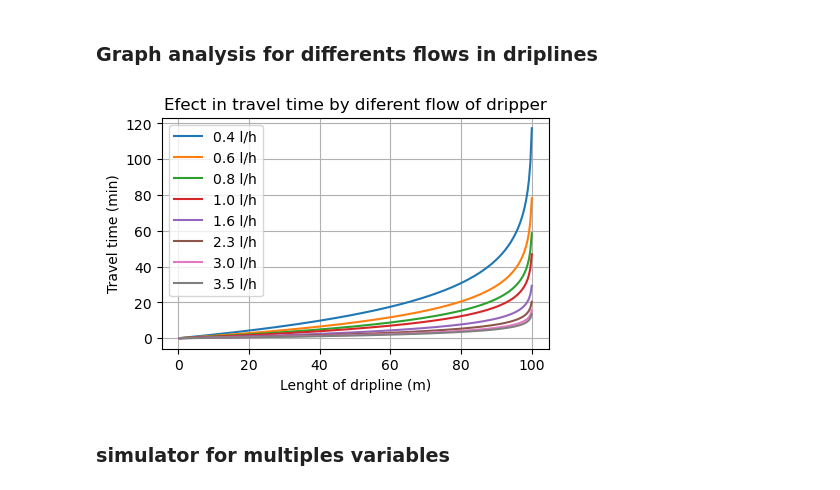
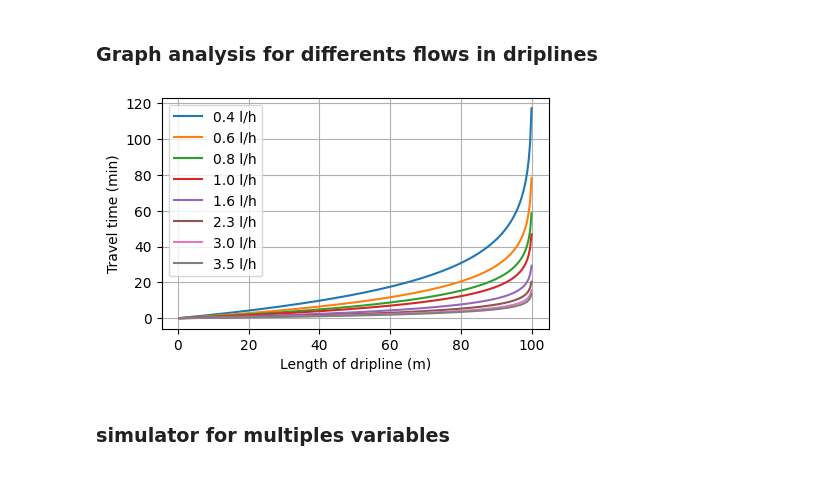
Before and after one commit to greko-guevara/travel_time_driplines, a Jupyter notebook: travelTime.ipynb, the cells around one changed output. Saved outputs shown, nothing was run; the diff lists cells and outputs as text; code cells hidden in the pictures.

```diff
--- a/travelTime.ipynb
+++ b/travelTime.ipynb
@@ -98,9 +173,9 @@ outlets=L/S
 
 fig, ax1 = plt.subplots(figsize=(5,3))
 ax1.grid(True)
-ax1.set_xlabel('Lenght of dripline (m)')
+ax1.set_xlabel('Length of dripline (m)')
 ax1.set_ylabel('Travel time (min)')
-ax1.set_title('Efect in travel time by diferent flow of dripper')
+#ax1.set_title('Efect in travel time by diferent flow of dripper')
 
 for fls in flows: # testing a range of typical dripper flows
     q=fls
@@ -114,34 +189,34 @@ for fls in flows: # testing a range of typical dripper flows
     df1["v_tramo"]=0
     df1["t_tramo"]=0
     df1["t_tramo_acum"]=0
     ss=0
 
     for x in a:
         qq=qq-q # decrease the flow for each outlets
         ss=ss+S #step for outlet index
         df1.at[x,'outlets']=x # column N outles "
         df1.at[x,'long_acum']=ss # column acumulate lenght"
         df1.at[x,'q_tramo']=qq
     #calculating the travel time
     df1["v_tramo"]=df1["q_tramo"]/Area/3600/1000
     df1["t_tramo"]=S/df1["v_tramo"]
     df1["t_tramo_acum"]=df1['t_tramo'].cumsum()/60
     travel_time= round(df1["t_tramo"].sum()/60,2)
     aa=int(outlets*.95)
     travel_time_95=df1.loc[aa,'t_tramo_acum']
     #calculating the velocity
     max_vel=Q/Area/1000/3600
     #calculating the headloss
     df1["headloss"]= 1.131*10**9*(df["q_tramo"]/1000/140)**1.852*S*dia**-4.872
     HF=round(df["headloss"].sum(),2)
 
     rect1= ax1.plot(df1['long_acum'], df1['t_tramo_acum'],
             label=str(q)+" l/h",linestyle='-')
     ax1.tick_params(axis='y')
     ax1.legend()
 plt.show()
 # %% [output]
-[figure, old version]
+[figure, new version]
 # %% [markdown]
 ### simulator for multiples variables
 # %%
```
Also changed, not shown: parts of 51 cells of this notebook.
